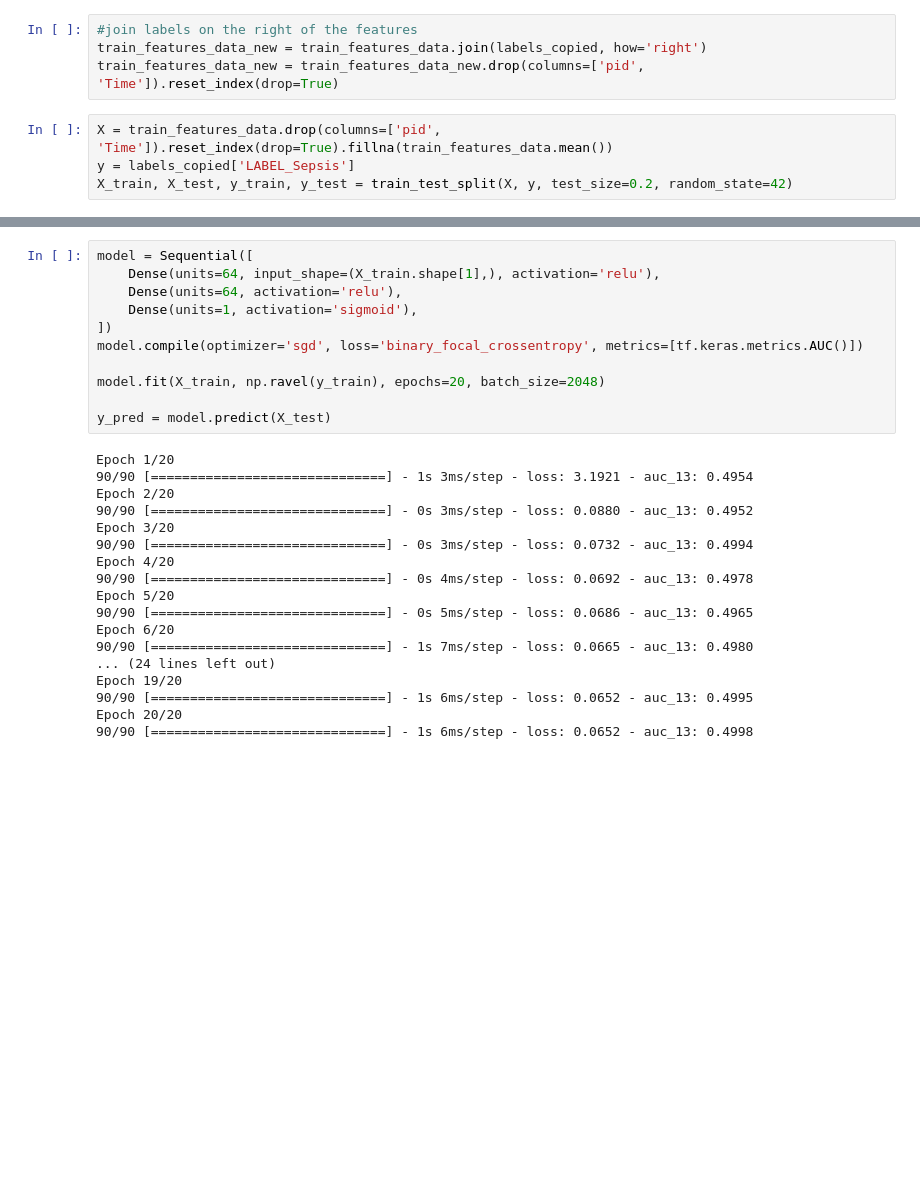
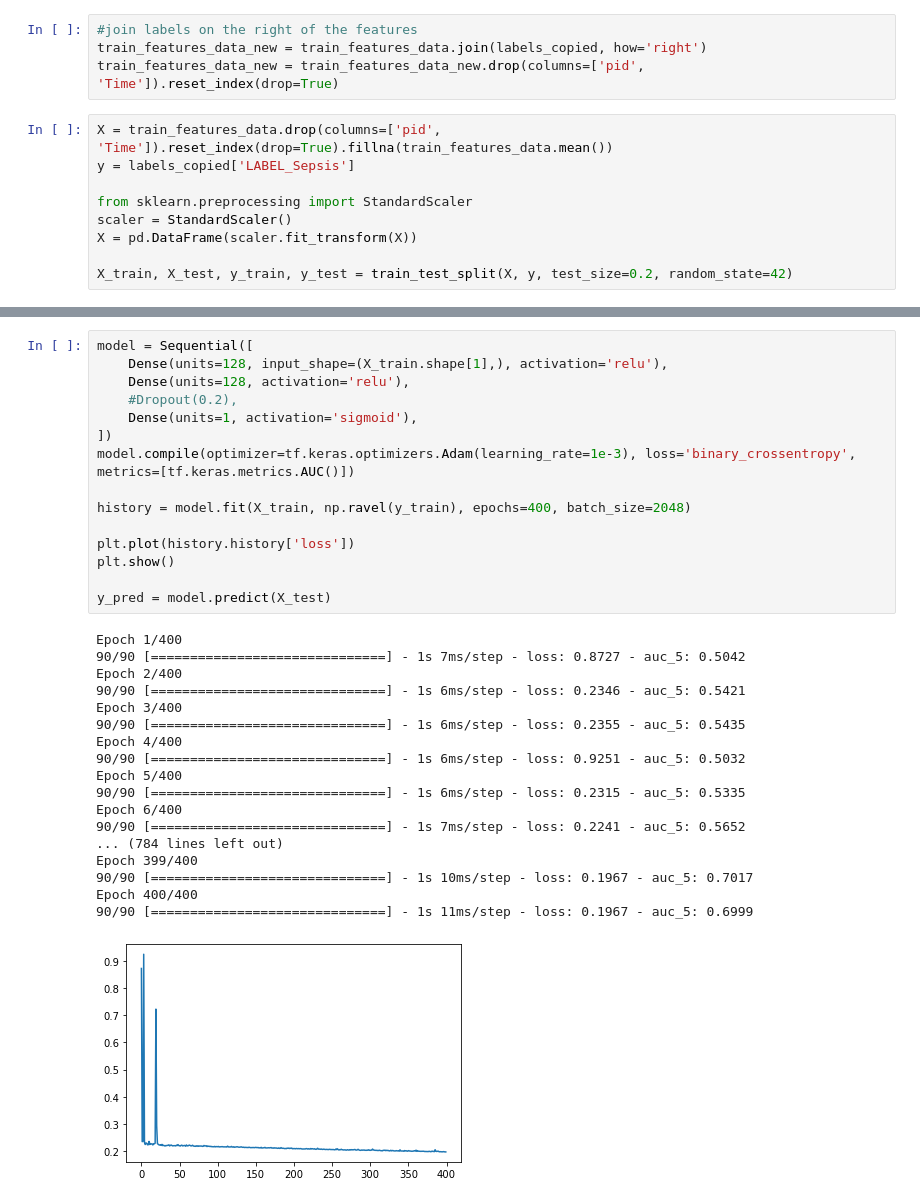
Before and after one commit to jonarivado/IML-Projects, a Jupyter notebook: Project 2/main.ipynb, the cells around one changed output, grey strips where cells are left out. Cells and saved outputs as stored; diff of their text form; blank space fills up the shorter version.

```diff
--- a/Project 2/main.ipynb
+++ b/Project 2/main.ipynb
@@ -169,4 +104,9 @@ train_features_data_new = train_features_data_new.drop(columns=['pid', 'Time']).
 # %%
 X = train_features_data.drop(columns=['pid', 'Time']).reset_index(drop=True).fillna(train_features_data.mean())
 y = labels_copied['LABEL_Sepsis']
+
+from sklearn.preprocessing import StandardScaler
+scaler = StandardScaler()
+X = pd.DataFrame(scaler.fit_transform(X))
+
 X_train, X_test, y_train, y_test = train_test_split(X, y, test_size=0.2, random_state=42)
@@ -173,29 +132,34 @@ X_train, X_test, y_train, y_test = train_test_split(X, y, test_size=0.2, random_
 # %%
 model = Sequential([
-    Dense(units=64, input_shape=(X_train.shape[1],), activation='relu'),
-    Dense(units=64, activation='relu'),
+    Dense(units=128, input_shape=(X_train.shape[1],), activation='relu'),
+    Dense(units=128, activation='relu'),
+    #Dropout(0.2),
     Dense(units=1, activation='sigmoid'),
 ])
-model.compile(optimizer='sgd', loss='binary_focal_crossentropy', metrics=[tf.keras.metrics.AUC()])
+model.compile(optimizer=tf.keras.optimizers.Adam(learning_rate=1e-3), loss='binary_crossentropy', metrics=[tf.keras.metrics.AUC()])
 
-model.fit(X_train, np.ravel(y_train), epochs=20, batch_size=2048)
+history = model.fit(X_train, np.ravel(y_train), epochs=400, batch_size=2048)
+
+plt.plot(history.history['loss'])
+plt.show()
 
 y_pred = model.predict(X_test)
 # %% [output]
-Epoch 1/20
-90/90 [==============================] - 1s 3ms/step - loss: 3.1921 - auc_13: 0.4954
-Epoch 2/20
-90/90 [==============================] - 0s 3ms/step - loss: 0.0880 - auc_13: 0.4952
-Epoch 3/20
-90/90 [==============================] - 0s 3ms/step - loss: 0.0732 - auc_13: 0.4994
-Epoch 4/20
-90/90 [==============================] - 0s 4ms/step - loss: 0.0692 - auc_13: 0.4978
-Epoch 5/20
-90/90 [==============================] - 0s 5ms/step - loss: 0.0686 - auc_13: 0.4965
-Epoch 6/20
-90/90 [==============================] - 1s 7ms/step - loss: 0.0665 - auc_13: 0.4980
-... (24 lines left out)
-Epoch 19/20
-90/90 [==============================] - 1s 6ms/step - loss: 0.0652 - auc_13: 0.4995
-Epoch 20/20
-90/90 [==============================] - 1s 6ms/step - loss: 0.0652 - auc_13: 0.4998
+Epoch 1/400
+90/90 [==============================] - 1s 7ms/step - loss: 0.8727 - auc_5: 0.5042
+Epoch 2/400
+90/90 [==============================] - 1s 6ms/step - loss: 0.2346 - auc_5: 0.5421
+Epoch 3/400
+90/90 [==============================] - 1s 6ms/step - loss: 0.2355 - auc_5: 0.5435
+Epoch 4/400
+90/90 [==============================] - 1s 6ms/step - loss: 0.9251 - auc_5: 0.5032
+Epoch 5/400
+90/90 [==============================] - 1s 6ms/step - loss: 0.2315 - auc_5: 0.5335
+Epoch 6/400
+90/90 [==============================] - 1s 7ms/step - loss: 0.2241 - auc_5: 0.5652
+... (784 lines left out)
+Epoch 399/400
+90/90 [==============================] - 1s 10ms/step - loss: 0.1967 - auc_5: 0.7017
+Epoch 400/400
+90/90 [==============================] - 1s 11ms/step - loss: 0.1967 - auc_5: 0.6999
+[figure, added]
```
Also changed, not shown: parts of 13 cells of this notebook, 2 other files.
